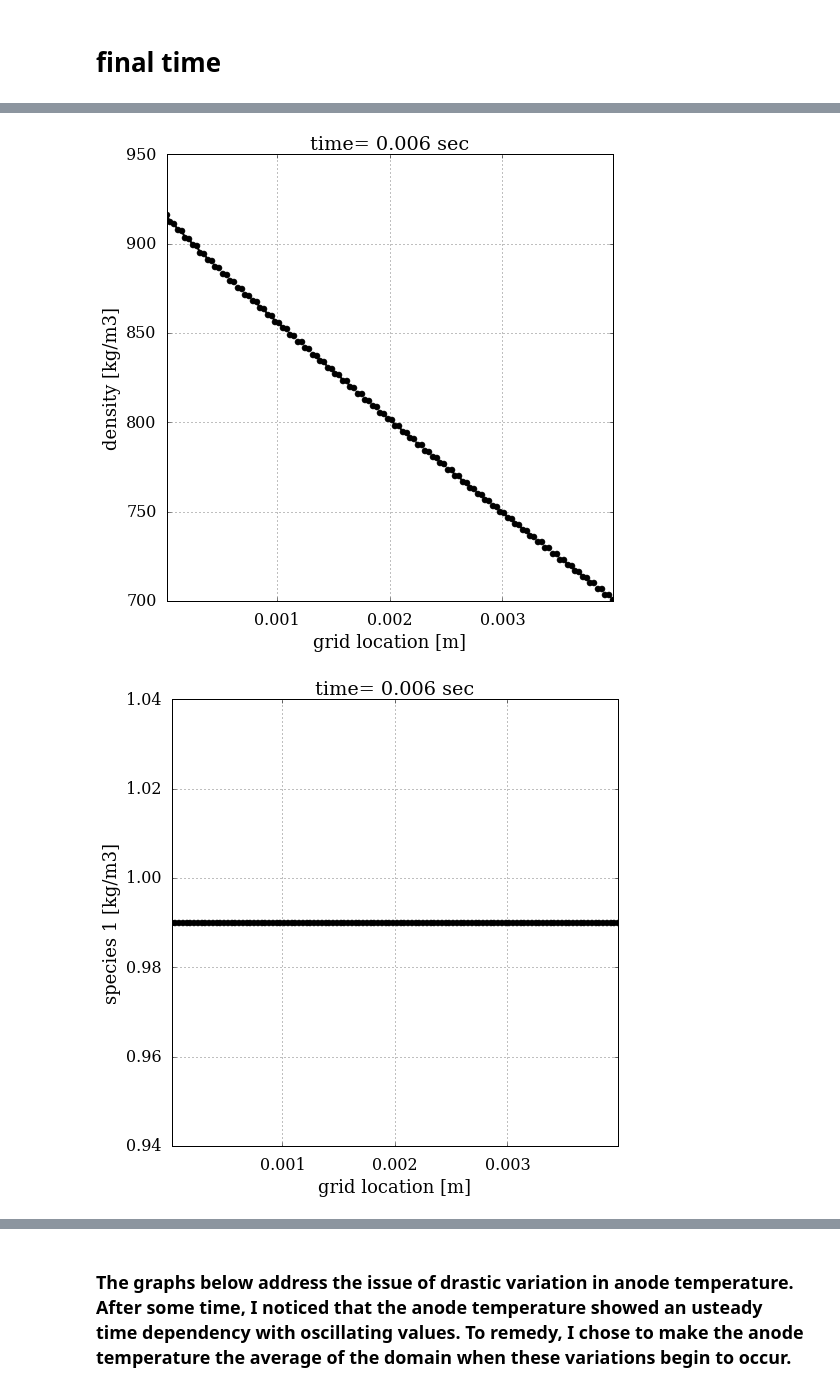
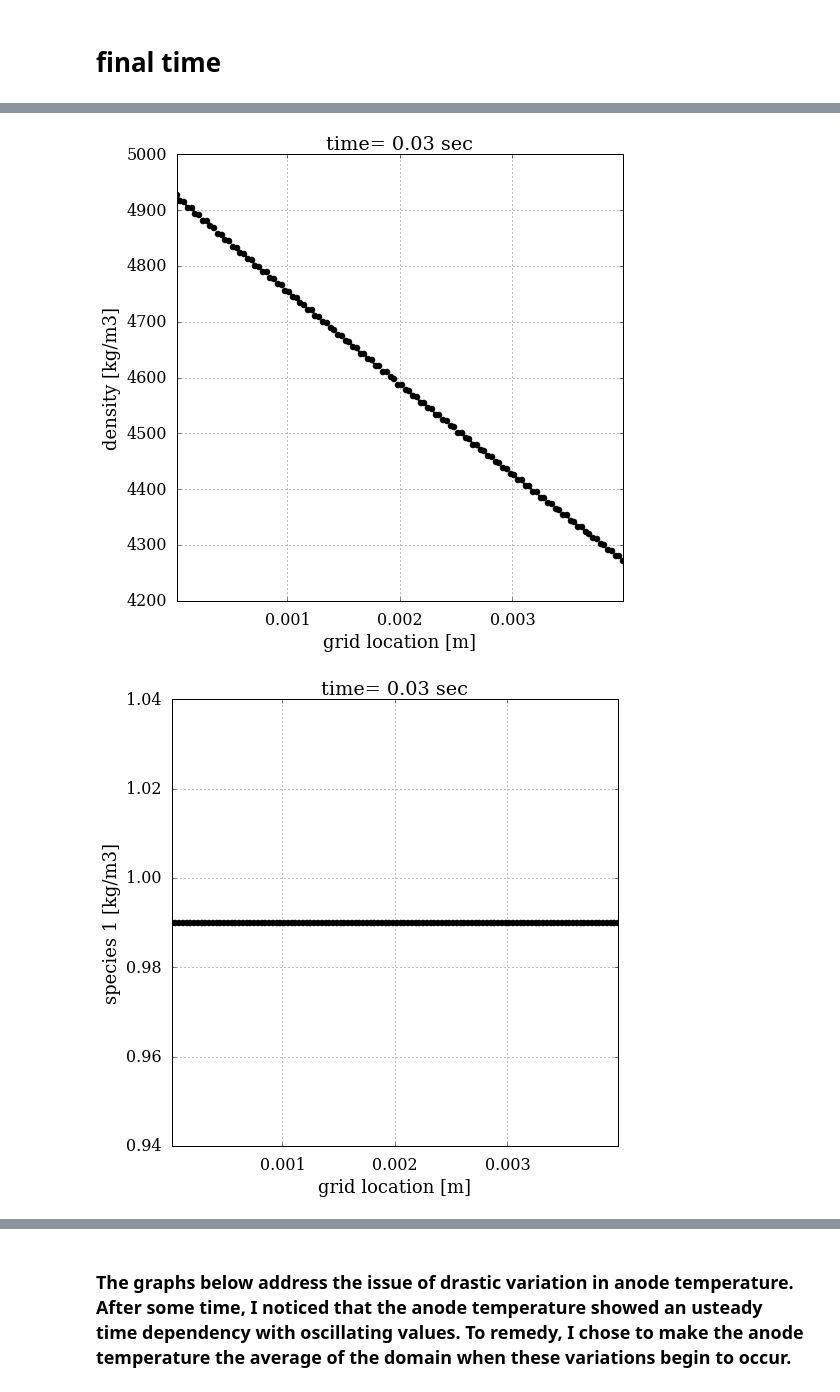
Before and after one commit to lgmartinez/plasma, a Jupyter notebook: 1d_Ablation_BN.ipynb, the cells around one changed output, grey strips where cells are left out. Cells and saved outputs as stored; diff of their text form; code cells hidden in the pictures.

```diff
--- a/1d_Ablation_BN.ipynb
+++ b/1d_Ablation_BN.ipynb
@@ -2724,11 +2733,11 @@ rhos[-1][0]
 # %%
-plot( xc,numpy.round(rhos[-1][1:-1], decimals=10), 'grid location [m]','density [kg/m3]',  'time= 0.006 sec')
-pyplot.savefig('density_006.png')
+plot( xc,numpy.round(rhos[-1][1:-1], decimals=10), 'grid location [m]','density [kg/m3]',  'time= 0.03 sec')
+pyplot.savefig('density_03.png')
 # %% [output]
-[figure, old version]
+[figure, new version]
 # %%
-plot(xc,numpy.round(cBs[-1][1:-1], decimals=3), 'grid location [m]','species 1 [kg/m3]',  'time= 0.006 sec')
-pyplot.savefig('boron_006.png')
+plot(xc,numpy.round(cBs[-1][1:-1], decimals=3), 'grid location [m]','species 1 [kg/m3]',  'time= 0.03 sec')
+pyplot.savefig('boron_03.png')
 # %% [output]
-[figure, old version]
+[figure, new version]
 # %%
```
Also changed, not shown: parts of 54 cells of this notebook.
